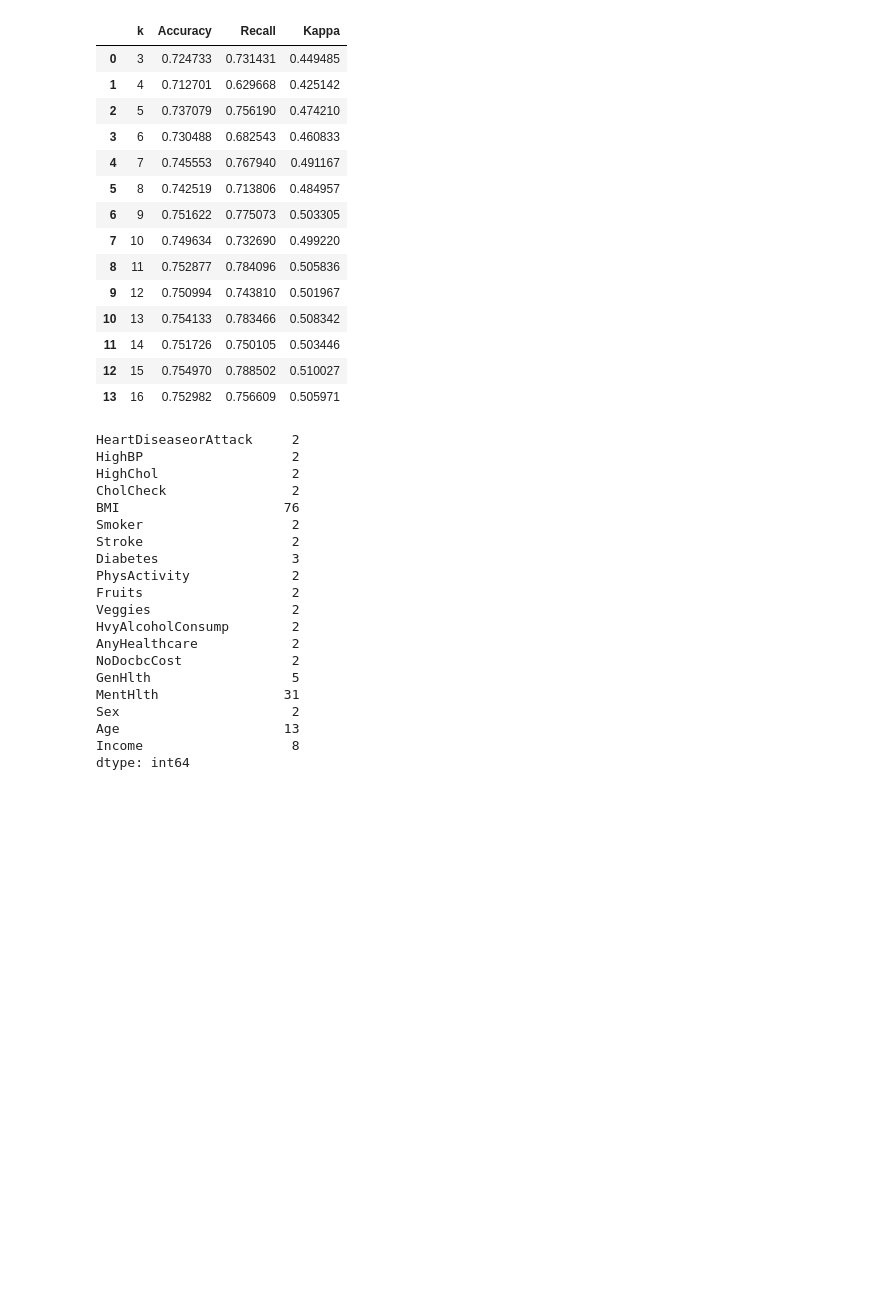
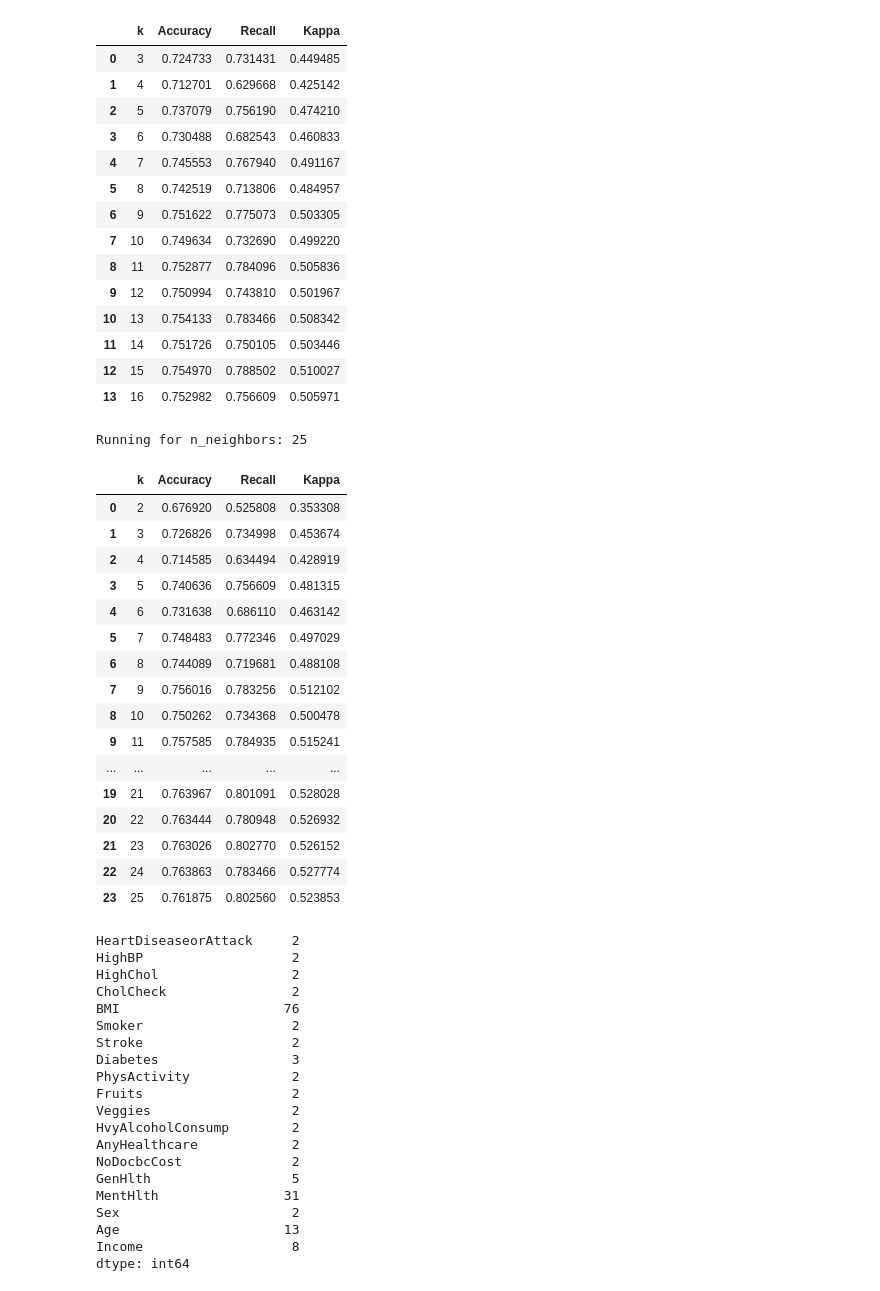
Before and after one commit to owen-george/Heart_Attack_ML-Model, a Jupyter notebook: notebooks/model_analysis_owen.ipynb, the cells around one changed output. Drawn from its saved outputs; the diff is of its cells as text; code cells hidden in the pictures; blank space fills up the shorter version.

```diff
--- a/notebooks/model_analysis_owen.ipynb
+++ b/notebooks/model_analysis_owen.ipynb
@@ -205,6 +201,27 @@ Running for n_neighbors: 16
 | 11 | 14 | 0.751726 | 0.750105 | 0.503446 |
 | 12 | 15 | 0.754970 | 0.788502 | 0.510027 |
 | 13 | 16 | 0.752982 | 0.756609 | 0.505971 |
+# %%
+test_normalised_data_knn(drop_df2, 2, 25)
+# %% [output]
+Running for n_neighbors: 25
+|  | k | Accuracy | Recall | Kappa |
+| 0 | 2 | 0.676920 | 0.525808 | 0.353308 |
+| 1 | 3 | 0.726826 | 0.734998 | 0.453674 |
+| 2 | 4 | 0.714585 | 0.634494 | 0.428919 |
+| 3 | 5 | 0.740636 | 0.756609 | 0.481315 |
+| 4 | 6 | 0.731638 | 0.686110 | 0.463142 |
+| 5 | 7 | 0.748483 | 0.772346 | 0.497029 |
+| 6 | 8 | 0.744089 | 0.719681 | 0.488108 |
+| 7 | 9 | 0.756016 | 0.783256 | 0.512102 |
+| 8 | 10 | 0.750262 | 0.734368 | 0.500478 |
+| 9 | 11 | 0.757585 | 0.784935 | 0.515241 |
+| ... | ... | ... | ... | ... |
+| 19 | 21 | 0.763967 | 0.801091 | 0.528028 |
+| 20 | 22 | 0.763444 | 0.780948 | 0.526932 |
+| 21 | 23 | 0.763026 | 0.802770 | 0.526152 |
+| 22 | 24 | 0.763863 | 0.783466 | 0.527774 |
+| 23 | 25 | 0.761875 | 0.802560 | 0.523853 |
 # %%
 drop_df.nunique()
 # %% [output]
```
Also changed, not shown: parts of 2 cells of this notebook, 3 other files.
